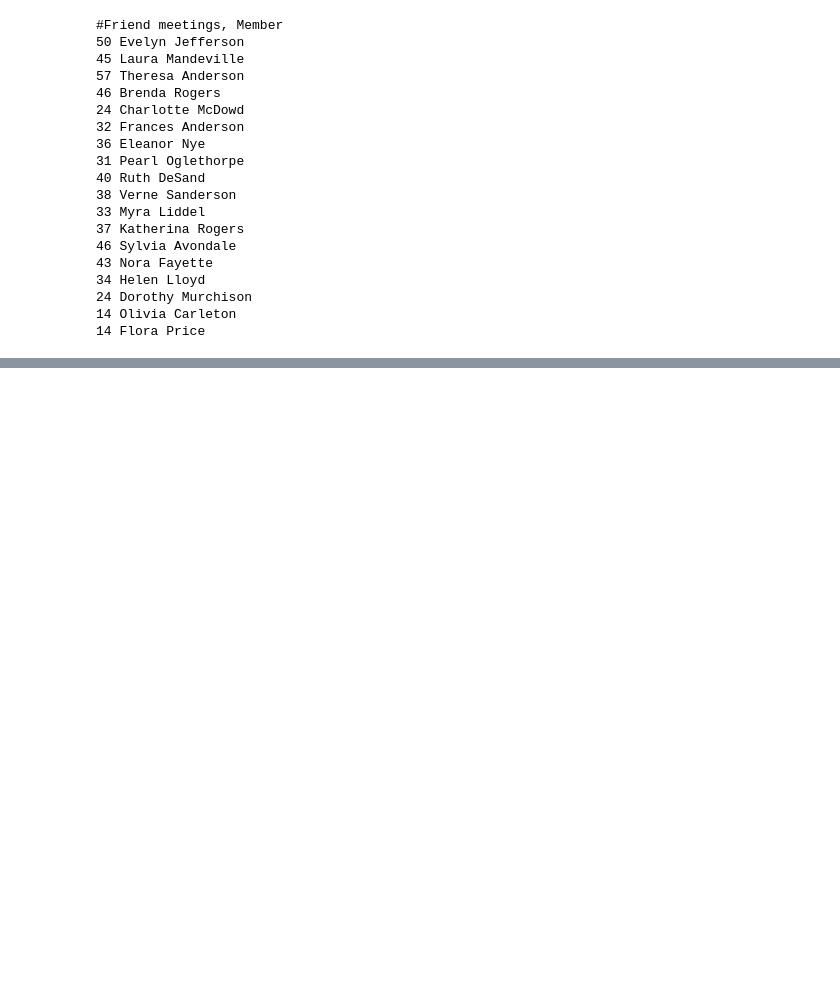
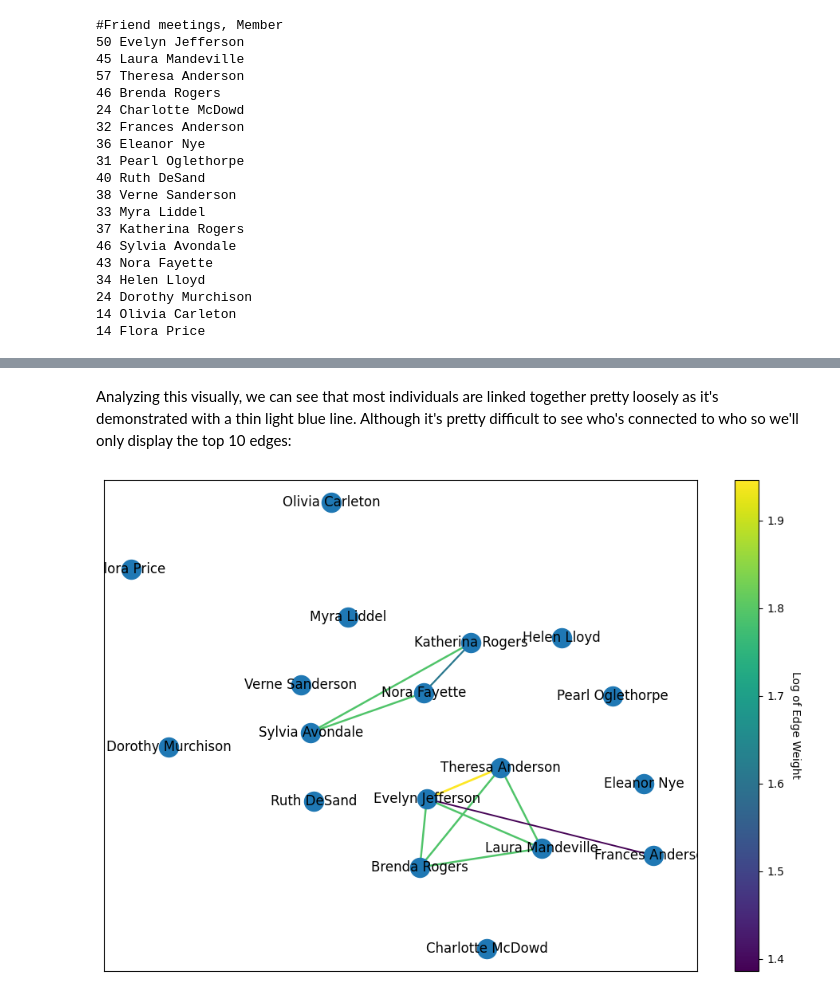
Before and after one commit to naomibuell/DATA620, a Jupyter notebook: week-6/620_W6_DataSets.ipynb, the cells around one changed output, grey strips where cells are left out. Drawn from its saved outputs; the diff is of its cells as text; code cells hidden in the pictures; blank space fills up the shorter version.

```diff
--- a/week-6/620_W6_DataSets.ipynb
+++ b/week-6/620_W6_DataSets.ipynb
@@ -127,0 +124,34 @@ plt.show()
+# %% [markdown]
+Analyzing this visually, we can see that most individuals are linked together pretty loosely as it's demonstrated with a thin light blue line. Although it's pretty difficult to see who's connected to who so we'll only display the top 10 edges:
+# %%
+x = 10
+w_top_x_edges = sorted(wnet.edges(data=True), key=lambda x: x[2]['weight'], reverse=True)[:x]
+
+w_top_x_weights = [math.log(data['weight']) for u, v, data in w_top_x_edges]
+
+# Defining a color map
+cmap = plt.cm.viridis
+norm = mcolors.Normalize(vmin=min(w_top_x_weights), vmax=max(w_top_x_weights))
+
+# Setting the color bar
+sm = plt.cm.ScalarMappable(cmap=cmap, norm=norm)
+sm.set_array([])
+
+fig, ax = plt.subplots(figsize=(12, 8))
+
+nx.draw_networkx(
+    wnet,
+    ax=ax,
+    edgelist = w_top_x_edges,
+    width = w_top_x_weights,
+    edge_color = w_top_x_weights,
+    edge_cmap = cmap
+)
+
+# Adding the colorbar
+cbar = plt.colorbar(sm, ax=ax) # <-- Pass the Axes to the colorbar function
+cbar.set_label('Log of Edge Weight', rotation=270, labelpad=15)
+
+plt.show()
+# %% [output]
+[figure, added]
```
Also changed, not shown: parts of 17 cells of this notebook.
